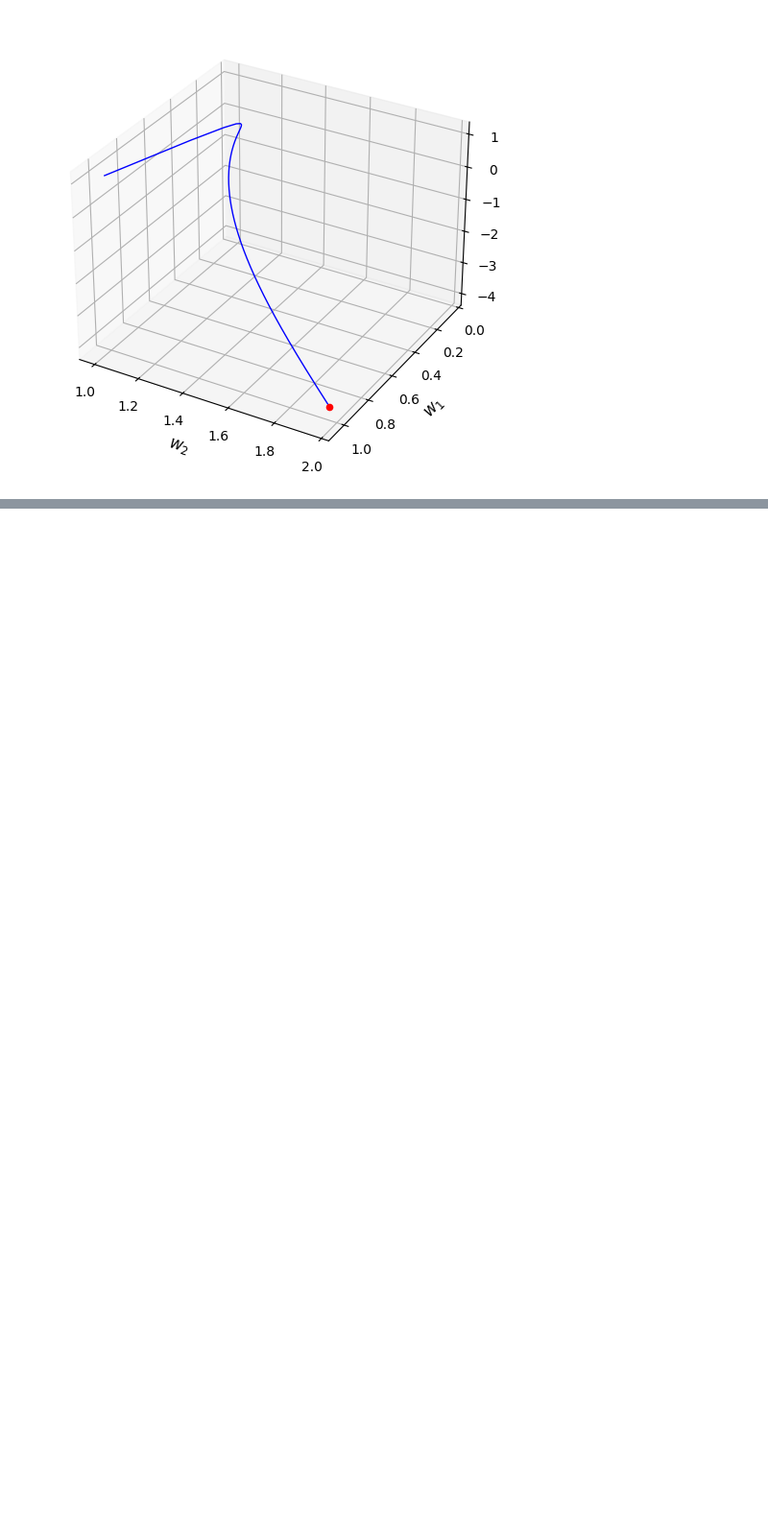
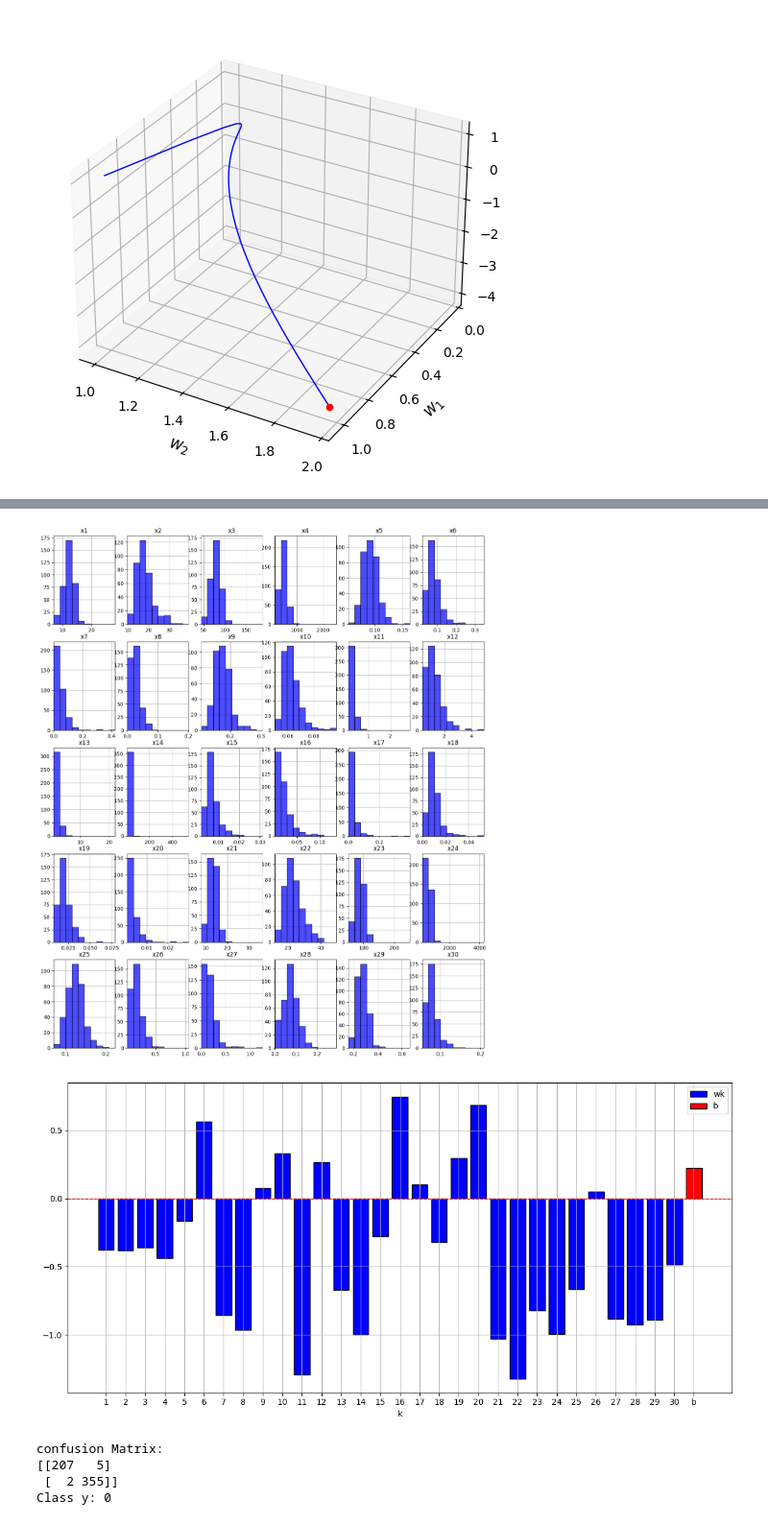
Before and after one commit to kajok88/Intro2AI, a Jupyter notebook: teht.ipynb, the cells around one changed output, grey strips where cells are left out. Shown at 96% size. Drawn from its saved outputs; the diff is of its cells as text; code cells hidden in the pictures; blank space fills up the shorter version.

```diff
--- a/teht.ipynb
+++ b/teht.ipynb
@@ -294,0 +299,76 @@ plt.show()
+# %%
+#-------------------------
+#-- Logistic regression --
+#-------------------------
+
+import numpy as np
+import matplotlib.pyplot as plt
+from sklearn.linear_model import LogisticRegression
+from sklearn import datasets
+from sklearn.metrics import confusion_matrix
+
+# Teht. 1 (5.)
+
+# Load the dataset
+X, y = datasets.load_breast_cancer(return_X_y=True)
+amount = X.shape[1]
+
+plt.figure(figsize=(15, 18))
+rows, cols = 5, 6
+
+for k in range(amount):
+    plt.subplot(rows, cols, k + 1)
+    mk = np.min(X[:, k])
+    Mk = np.max(X[:, k])
+    binsk = np.linspace(mk, Mk, 11)  # 10 bins for each feature
+
+    plt.hist(X[y == 1, k], binsk, edgecolor='k', color='b', alpha=0.7, label='y=1', zorder=2)
+    plt.title(f'x{k + 1}')
+    plt.grid(zorder=1)
+    plt.xlim(mk, Mk)
+
+plt.show()
+
+
+#scaled coordinates, means = 0 and stds = 1
+mu=np.mean(X,axis=0)
+s=np.std(X,axis=0)
+Xhat=(X-mu)/s
+
+model = LogisticRegression(max_iter=10000, random_state=0)
+model.fit(Xhat, y)
+
+coefficients = model.coef_[0]
+intercept = model.intercept_[0]
+
+plt.figure(figsize=(12, 6))
+plt.bar(range(1, amount + 1), coefficients, color='b', edgecolor='k', label='wk')
+plt.axhline(0, color='red', linestyle='--', linewidth=1)
+plt.bar(amount + 1, intercept, color='r', edgecolor='k', label='b')
+plt.xlabel('k')
+plt.grid(True, zorder=1)
+plt.xticks(list(range(1, amount + 2)), labels=list(range(1, amount + 1)) + ['b'])
+plt.legend()
+plt.tight_layout()
+plt.show()
+
+
+# confusion matrix
+y_pred = model.predict(Xhat)
+conf_matrix = confusion_matrix(y, y_pred)
+print("confusion Matrix:")
+print(conf_matrix)
+
+x_point = np.array([13.61, 24.98, 88.05, 582.7, 0.09488, 0.08511, 0.08625, 0.04489, 0.1609, 0.05871,
+                  0.4565, 1.29, 2.861, 43.14, 0.005872, 0.01488, 0.02647, 0.009921, 0.01465, 0.002355,
+                  16.99, 35.27, 108.6, 906.5, 0.1265, 0.1943, 0.3169, 0.1184, 0.2651, 0.07397])
+x_point_scaled = (x_point - mu) / s
+y_pred = model.predict([x_point_scaled])[0]
+print(f"Class y: {y_pred}")
+# %% [output]
+[figure, added]
+[figure, added]
+confusion Matrix:
+[[207   5]
+ [  2 355]]
+Class y: 0
```
Also changed, not shown: parts of 4 cells of this notebook.
